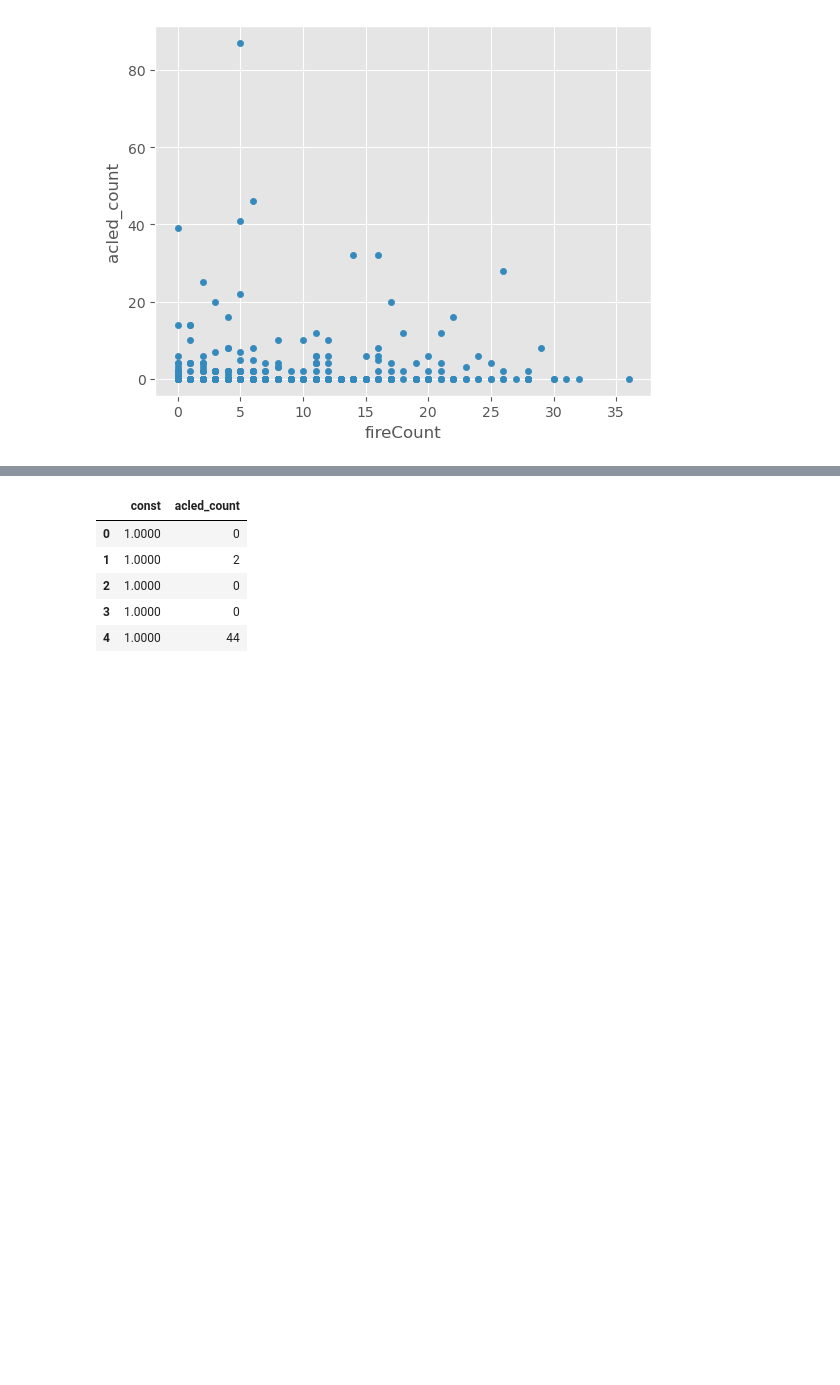
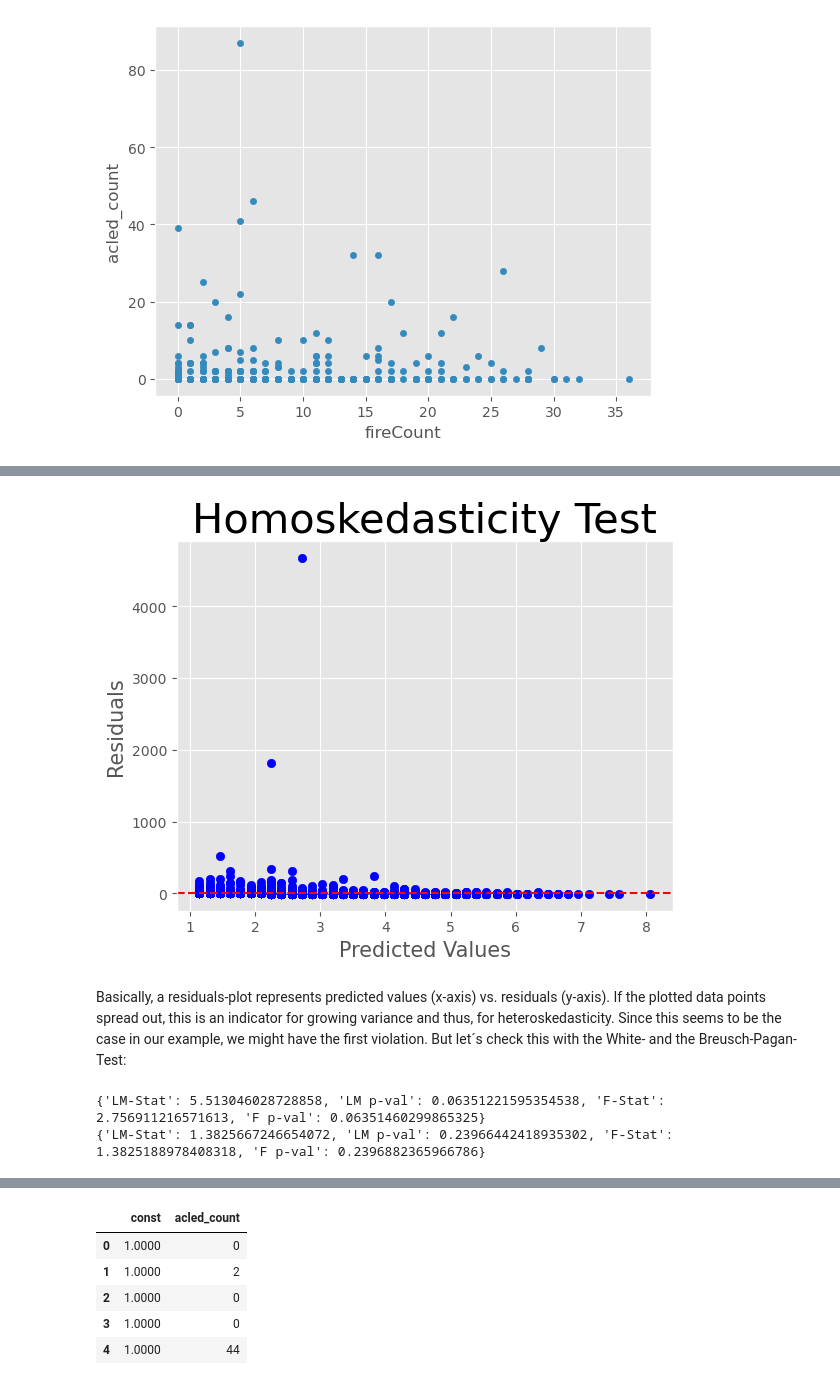
Before and after one commit to sameera006/Final_Dissertation, a Jupyter notebook: Mergeddata_Copy.ipynb, the cells around one changed output, grey strips where cells are left out. Saved outputs shown, nothing was run; the diff lists cells and outputs as text; code cells hidden in the pictures; blank space fills up the shorter version.

```diff
--- a/Mergeddata_Copy.ipynb
+++ b/Mergeddata_Copy.ipynb
@@ -705,0 +738,3 @@ gdf_temp.plot(x = 'fireCount', y= 'acled_count', kind = 'scatter')
+# %%
+gdf_regression = gdf_new[['grid_id', 'year', 'fireCount', 'acled_count']].copy()
+gdf_regression.set_index(['grid_id', 'year'], inplace=True)
@@ -705,0 +759,3 @@ gdf_temp.plot(x = 'fireCount', y= 'acled_count', kind = 'scatter')
+# %%
+years = gdf_regression.index.get_level_values('year').to_list()
+gdf_regression['year'] = pd.Categorical(years)
@@ -705,0 +795,13 @@ gdf_temp.plot(x = 'fireCount', y= 'acled_count', kind = 'scatter')
+# %%
+# Perform PooledOLS
+from linearmodels import PooledOLS
+import statsmodels.api as sm
+
+x = sm.tools.tools.add_constant(gdf_regression['fireCount'])    #exog
+y = gdf_regression['acled_count']                               #endog
+
+mod = PooledOLS(y,x)
+pooledOLS_res = mod.fit(cov_type='clustered', cluster_entity=True)
+# Store values for checking homoskedasticity graphically
+fittedvals_pooled_OLS = pooledOLS_res.predict().fitted_values
+residuals_pooled_OLS = pooledOLS_res.resids
@@ -705,0 +812,32 @@ gdf_temp.plot(x = 'fireCount', y= 'acled_count', kind = 'scatter')
+# %%
+# 3A. Homoskedasticity
+import matplotlib.pyplot as plt
+# 3A.1 Residuals-Plot for growing Variance Detection
+fig, ax = plt.subplots()
+ax.scatter(fittedvals_pooled_OLS, residuals_pooled_OLS, color = 'blue')
+ax.axhline(0, color = 'r', ls = '--')
+ax.set_xlabel('Predicted Values', fontsize = 15)
+ax.set_ylabel('Residuals', fontsize = 15)
+ax.set_title('Homoskedasticity Test', fontsize = 30)
+plt.show()
+# %% [output]
+[figure, added]
+# %% [markdown]
+Basically, a residuals-plot represents predicted values (x-axis) vs. residuals (y-axis). If the plotted data points spread out, this is an indicator for growing variance and thus, for heteroskedasticity. Since this seems to be the case in our example, we might have the first violation. But let´s check this with the White- and the Breusch-Pagan-Test:
+# %%
+# 3A.2 White-Test
+from statsmodels.stats.diagnostic import het_white, het_breuschpagan
+pooled_OLS_dataset = pd.concat([gdf_regression, residuals_pooled_OLS], axis=1)
+pooled_OLS_dataset = pooled_OLS_dataset.drop(['year'], axis = 1).fillna(0)
+x = sm.tools.tools.add_constant(gdf_regression['fireCount']).fillna(0)
+white_test_results = het_white(pooled_OLS_dataset['residual'], x)
+labels = ['LM-Stat', 'LM p-val', 'F-Stat', 'F p-val']
+print(dict(zip(labels, white_test_results)))
+
+# 3A.3 Breusch-Pagan-Test
+breusch_pagan_test_results = het_breuschpagan(pooled_OLS_dataset['residual'], x)
+labels = ['LM-Stat', 'LM p-val', 'F-Stat', 'F p-val']
+print(dict(zip(labels, breusch_pagan_test_results)))
+# %% [output]
+{'LM-Stat': 5.513046028728858, 'LM p-val': 0.06351221595354538, 'F-Stat': 2.756911216571613, 'F p-val': 0.06351460299865325}
+{'LM-Stat': 1.3825667246654072, 'LM p-val': 0.23966442418935302, 'F-Stat': 1.3825188978408318, 'F p-val': 0.2396882365966786}
```
Also changed, not shown: parts of 19 cells of this notebook, 2 other files.
